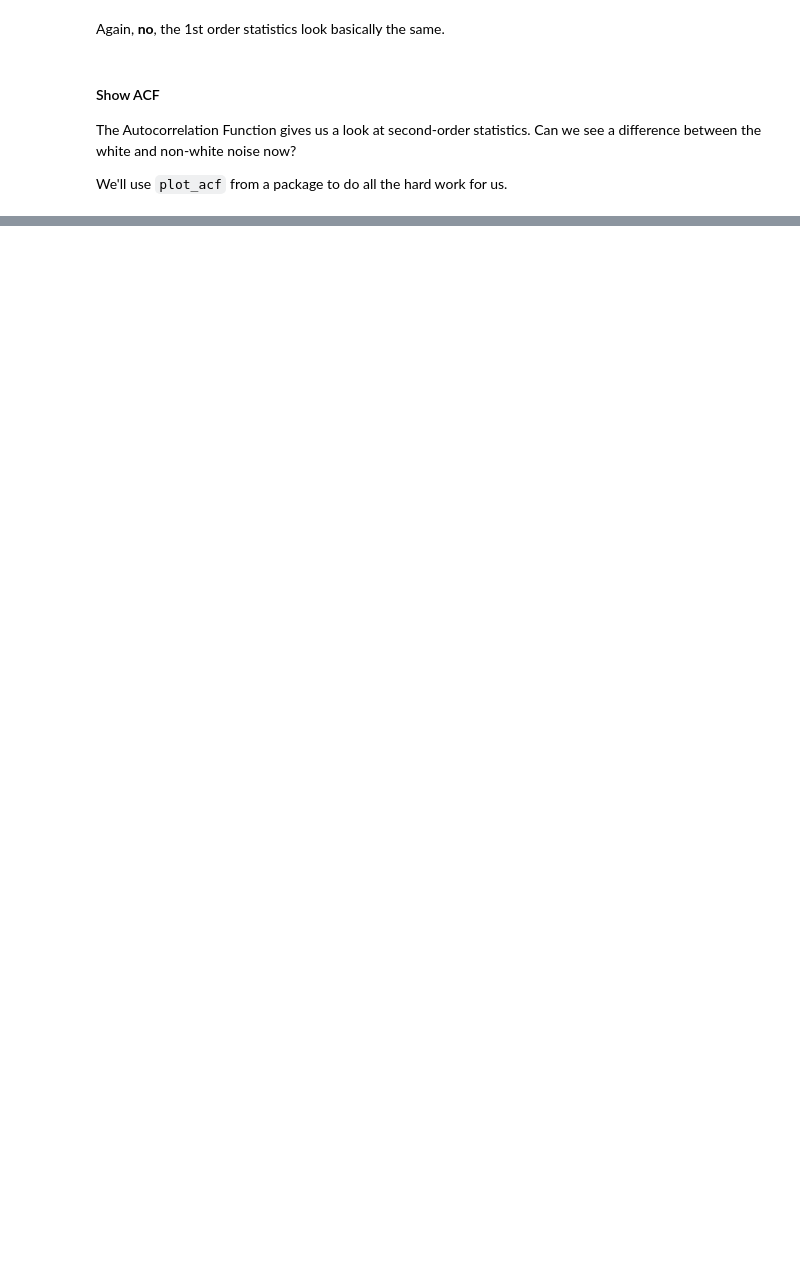
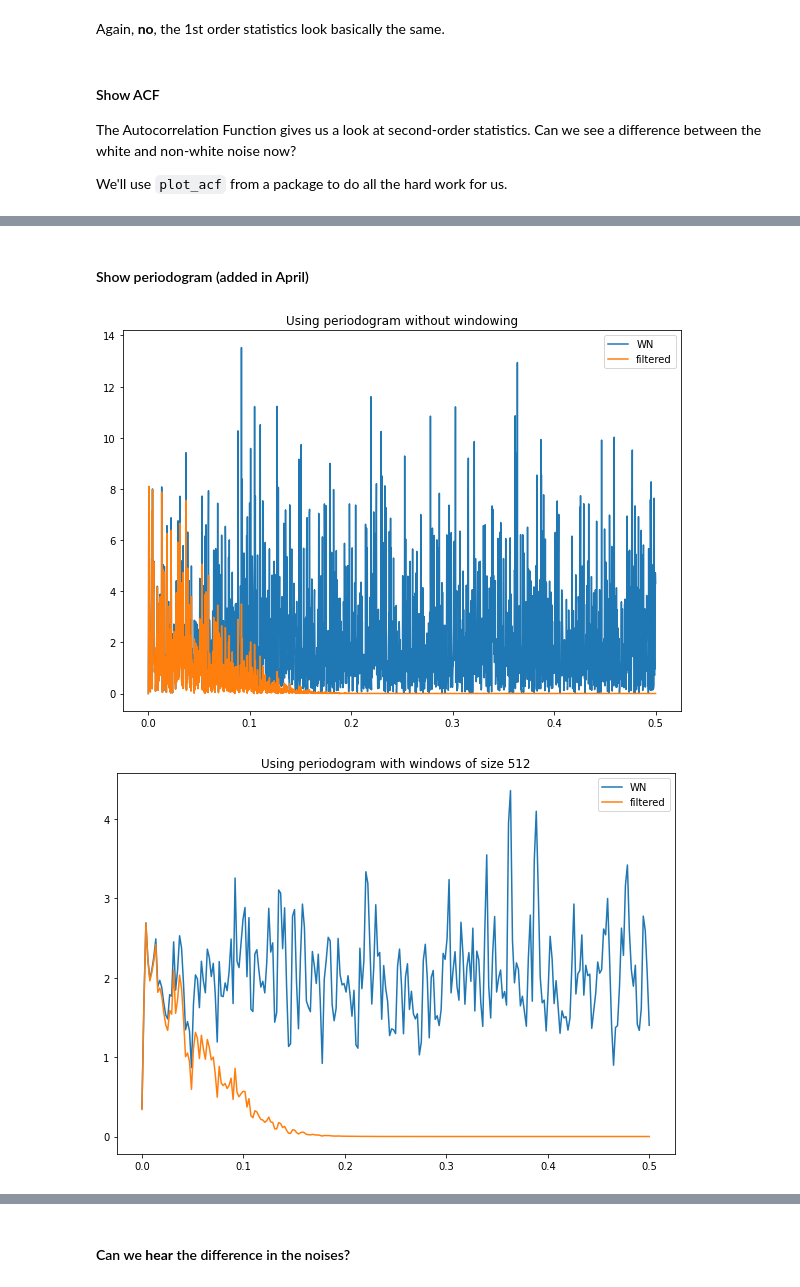
Before and after one commit to stephenbeckr/time-series-class, a Jupyter notebook: Code/VisualizeWhiteNoise.ipynb, the cells around one changed output, grey strips where cells are left out. Drawn from its saved outputs; the diff is of its cells as text; code cells hidden in the pictures; blank space fills up the shorter version.

Commit message:
Adding periodogram demo

```diff
--- a/Code/VisualizeWhiteNoise.ipynb
+++ b/Code/VisualizeWhiteNoise.ipynb
@@ -118,0 +119,55 @@ plt.show()
+# %% [markdown]
+#### Show periodogram (added in April)
+# %%
+import scipy.signal as sig
+
+n   = 2**12
+x   = rng.standard_normal( size=n )
+sigma = 2
+y   = scipy.ndimage.gaussian_filter(x,sigma)
+
+
+def periodogram(*args,**kwargs):
+  return sig.periodogram(*args,**kwargs)
+  #return sig.welch(*args,**kwargs,window='barthann',nperseg=64)
+
+f,Pxx = periodogram(x)
+f,Pyy = periodogram(y)
+
+fig, ax = plt.subplots(figsize=(10, 7))
+plt.plot( f, Pxx, label='WN')
+plt.plot( f, Pyy, label='filtered')
+plt.legend()
+plt.title('Using periodogram without windowing')
+plt.show()
+
+
+def periodogram(*args,**kwargs):
+  #return sig.periodogram(*args,**kwargs)
+  return sig.welch(*args,**kwargs,window='barthann',nperseg=512)
+f,Pxx = periodogram(x)
+f,Pyy = periodogram(y)
+
+fig, ax = plt.subplots(figsize=(10, 7))
+plt.plot( f, Pxx, label='WN')
+plt.plot( f, Pyy, label='filtered')
+plt.legend()
+plt.title('Using periodogram with windows of size 512')
+plt.show()
+
+
+def periodogram(*args,**kwargs):
+  #return sig.periodogram(*args,**kwargs)
+  return sig.welch(*args,**kwargs,window='barthann',nperseg=64)
+f,Pxx = periodogram(x)
+f,Pyy = periodogram(y)
+
+fig, ax = plt.subplots(figsize=(10, 7))
+plt.plot( f, Pxx, label='WN')
+plt.plot( f, Pyy, label='filtered')
+plt.legend()
+plt.title('Using periodogram with windows of size 64')
+plt.show()
+# %% [output]
+[figure, added]
+[figure, added]
@@ -118,0 +175,2 @@ plt.show()
+# %% [markdown]
+#### Can we **hear** the difference in the noises?
```
Also changed, not shown: parts of 11 cells of this notebook.
